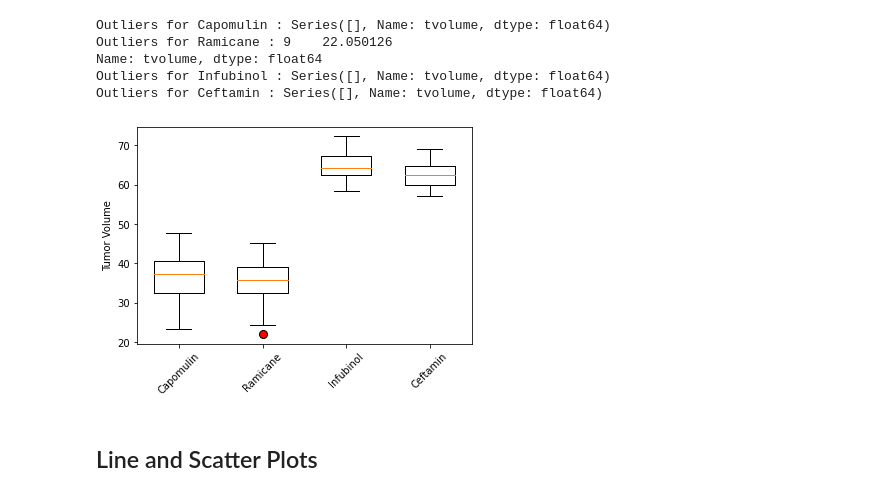
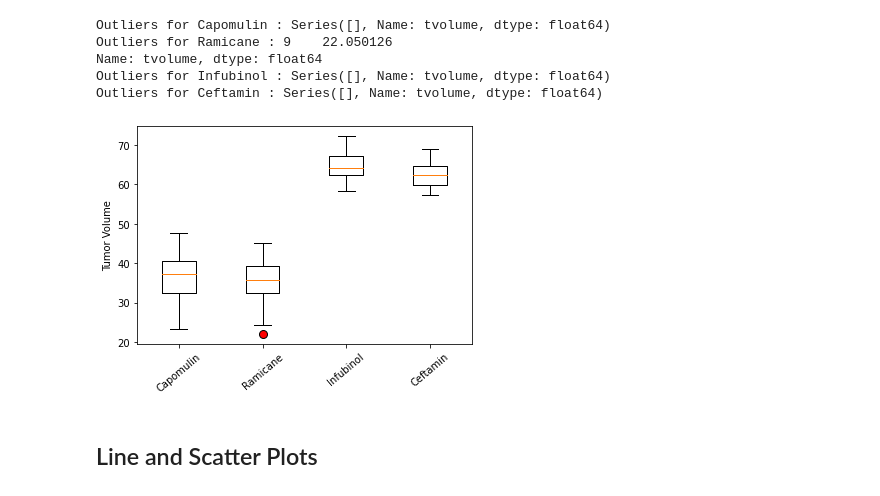
Before and after one commit to vgpass/matplotlib-challenge, a Jupyter notebook: Pymaceuticals/pymaceuticals_workingcopy.ipynb, the cells around one changed output. Drawn from its saved outputs; the diff is of its cells as text; code cells hidden in the pictures.

```diff
--- a/Pymaceuticals/pymaceuticals_workingcopy.ipynb
+++ b/Pymaceuticals/pymaceuticals_workingcopy.ipynb
@@ -346,12 +346,12 @@ Outliers for Ceftamin : Series([], Name: tvolume, dtype: float64)
 # %%
 # Generate a box plot that shows the distrubution of the tumor volume for each treatment group.
 boxplot_dict = dict(markerfacecolor='red',markersize=8)
-plt.boxplot(tumor_list, labels = treatments, flierprops=boxplot_dict,widths=(.6))
-plt.xticks(rotation = 45)
+plt.boxplot(tumor_list, labels = treatments, flierprops=boxplot_dict,widths=(.4))
+plt.xticks(rotation = 40)
 plt.ylabel('Tumor Volume')
 plt.show()
 # %% [output]
-[figure, old version]
+[figure, new version]
 # %% [markdown]
 ## Line and Scatter Plots
 # %%
```
Also changed, not shown: parts of 5 cells of this notebook.
